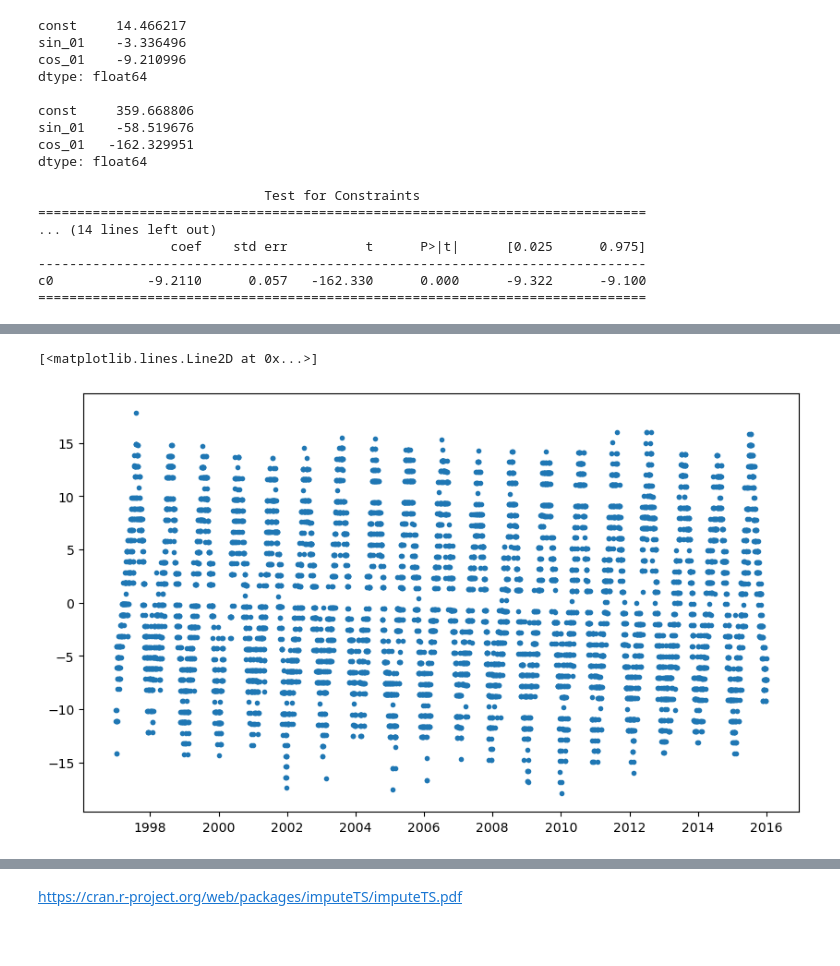
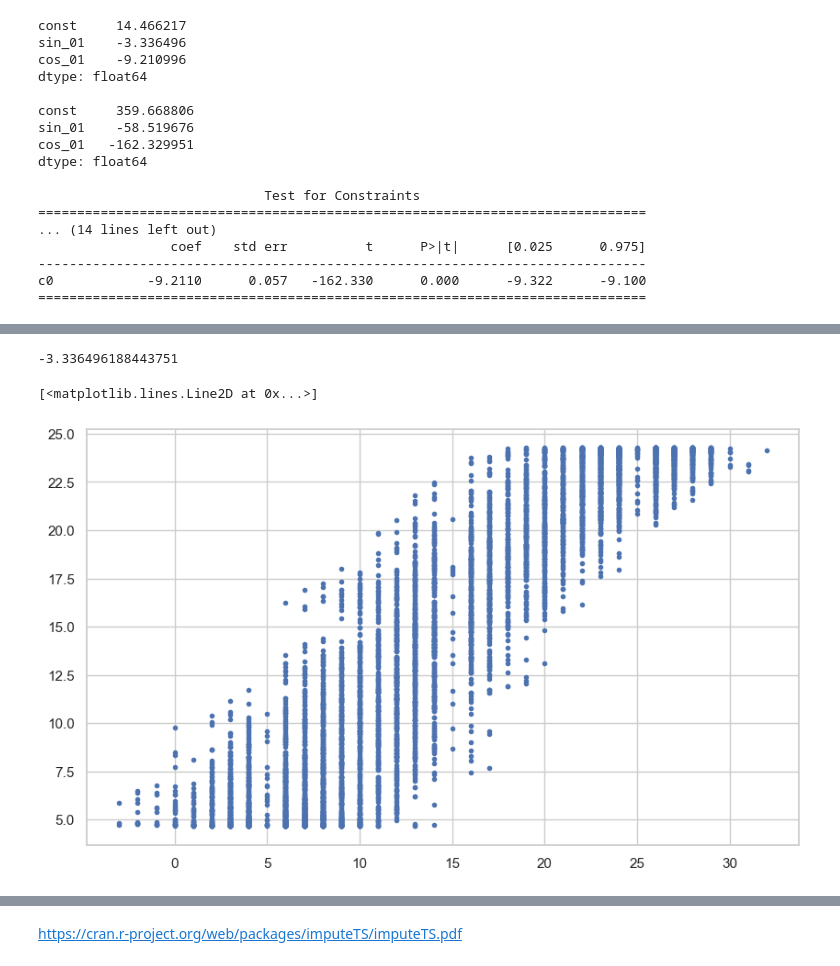
Before and after one commit to rkraig/DLA, a Jupyter notebook: 202008_codingChallenges/20200904_madrid/madridWeather.ipynb, the cells around one changed output, grey strips where cells are left out. Saved outputs shown, nothing was run; the diff lists cells and outputs as text; code cells hidden in the pictures; blank space fills up the shorter version.

Commit message:
added seasonality, AR(1) fit, test predictions

```diff
--- a/202008_codingChallenges/20200904_madrid/madridWeather.ipynb
+++ b/202008_codingChallenges/20200904_madrid/madridWeather.ipynb
@@ -359,7 +413,7 @@ results = [None]
 for freq in range(1,1+maxFreq):
     components_TL = [(('sin_%02d'%f),('cos_%02d'%f)) for f in range(1,1+freq)]
     components = [component for pair in components_TL for component in pair]
-    sm_seasModel.append(OLS(dfD.temperature,sm.add_constant(dfD[components]),missing='drop'))
+    sm_seasModel.append(OLS(dfFull.temperature,sm.add_constant(dfFull[components]),missing='drop'))
     results.append(sm_seasModel[-1].fit())
 # %%
 print(results[1].params)
@@ -424,15 +445,0 @@ results[1].params.const
-# %%
-print(results[-1].params)
-print()
-print(results[-1].tvalues)
-print()
-freq=10
-for compo in range(1+2*freq):
-    vec = [0]*compo+[1]+[0]*(2*freq-compo)
-    print(results[-1].t_test(vec))
-print()
-#print(results.t_test([0,1,0]))
-print()
-#print(results.t_test([0,0,1]))
-print()
-#print(results.HC0_se)
@@ -457,4 +445,0 @@ c0             0.1328      0.053      2.526      0.012       0.030       0.236
-# %%
-trendModel_validDays = OLS(dfD.temperature,sm.add_constant(dfD.Year_f),missing='drop')
-results = trendModel_validDays.fit()
-print(results.params)
@@ -473,5 +445,0 @@ residuals = dfD.temperature - (results.params.const + results.params.Year_f*dfD.
-# %%
-plt.plot(residuals,'.')
-# %% [output]
-[<matplotlib.lines.Line2D at 0x...>]
-[figure, removed]
@@ -479,0 +446,20 @@ Missing Data
+# %%
+results[1].params['sin_01']
+# %% [output]
+-3.336496188443751
+# %%
+preds = [None]
+for freq in range(1,1+maxFreq):
+    thisPred = results[freq].params.const
+    for f in range(1,1+freq):
+        thisPred += results[freq].params['sin_%02d'%f]*dfFull['sin_%02d'%f]
+        thisPred += results[freq].params['cos_%02d'%f]*dfFull['cos_%02d'%f]
+    preds.append(thisPred.rename('seasModel_%02d'%freq))
+residuals=[None]
+for freq in range(1,1+maxFreq):
+    residuals.append((dfFull.temperature - preds[freq]).rename('residuals_%02d'%freq))
+# %%
+plt.plot(dfFull.temperature,preds[1],'.')
+# %% [output]
+[<matplotlib.lines.Line2D at 0x...>]
+[figure, added]
```
Also changed, not shown: parts of 98 cells of this notebook.
